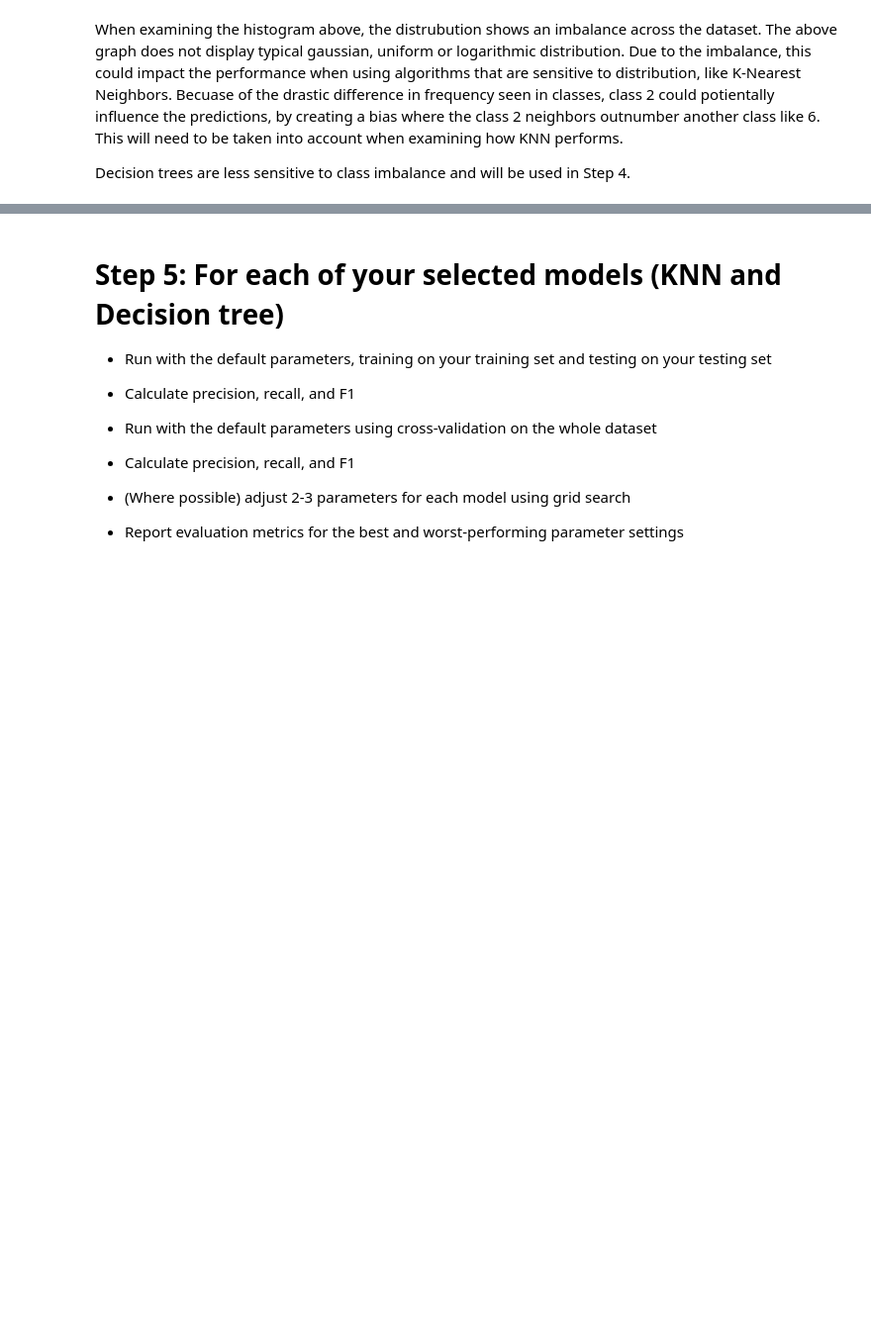
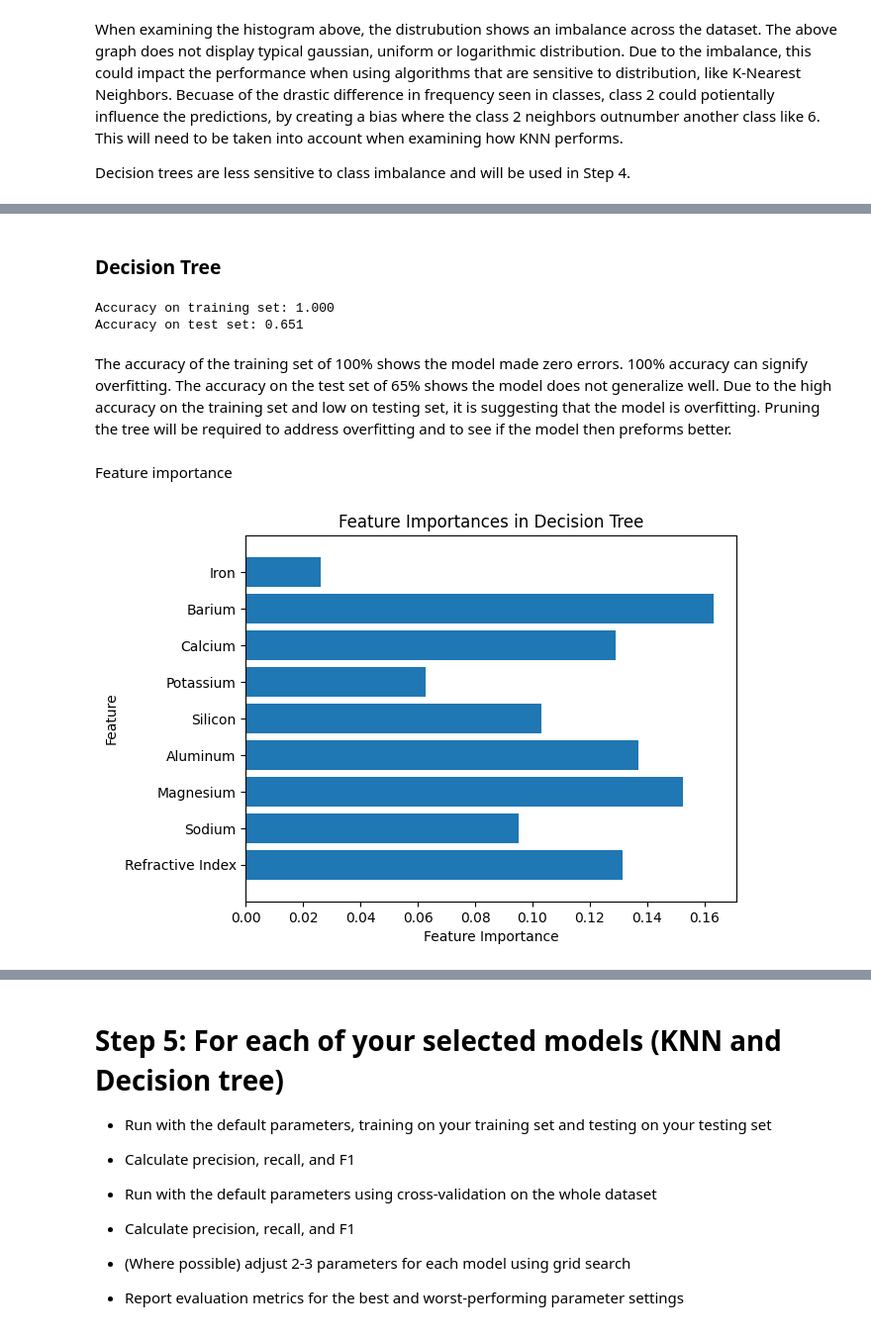
Before and after one commit to atoothman/Data-71200-Projects-, a Jupyter notebook: Data_71200_Project_2__Glass_ID.ipynb, the cells around one changed output, grey strips where cells are left out. Shown: that part at 99% size. Drawn from its saved outputs; the diff is of its cells as text; code cells hidden in the pictures; blank space fills up the shorter version.

```diff
--- a/Data_71200_Project_2__Glass_ID.ipynb
+++ b/Data_71200_Project_2__Glass_ID.ipynb
@@ -364,0 +366,2 @@ Decision Trees (Single Tree)
+# %% [markdown]
+### Decision Tree
@@ -364,0 +371,40 @@ Decision Trees (Single Tree)
+# %%
+# Instantiate the DecisionTreeClassifier
+tree = DecisionTreeClassifier(random_state=0)
+
+# Not going to use the X_train_scaled as it is not needed for Decision trees
+# Fit the model
+tree.fit(X_train, y_train)
+
+# Evaluate model's accuracy
+print("Accuracy on training set: {:.3f}".format(tree.score(X_train, y_train)))
+print("Accuracy on test set: {:.3f}".format(tree.score(X_test, y_test)))
+# %% [output]
+Accuracy on training set: 1.000
+Accuracy on test set: 0.651
+# %% [markdown]
+The accuracy of the training set of 100% shows the model made zero errors. 100% accuracy can signify overfitting.
+The accuracy on the test set of 65% shows the model does not generalize well. Due to the high accuracy on the training set and low on testing set, it is suggesting that the model is overfitting.
+Pruning the tree will be required to address overfitting and to see if the model then preforms better.
+# %% [markdown]
+Feature importance
+# %%
+# Feature names for plotting
+feature_names = ['Refractive Index', 'Sodium', 'Magnesium', 'Aluminum',
+    'Silicon', 'Potassium', 'Calcium', 'Barium', 'Iron']
+
+# Plotting feature importances
+def plot_feature_importances(model):
+    n_features = X_train.shape[1]
+    plt.barh(np.arange(n_features), model.feature_importances_, align='center')
+    plt.yticks(np.arange(n_features), feature_names)
+    plt.xlabel("Feature Importance")
+    plt.ylabel("Feature")
+    plt.title("Feature Importances in Decision Tree")
+    plt.ylim(-1, n_features)
+    plt.show()
+
+
+plot_feature_importances(tree)
+# %% [output]
+[figure, added]
```
Also changed, not shown: parts of 8 cells of this notebook.
